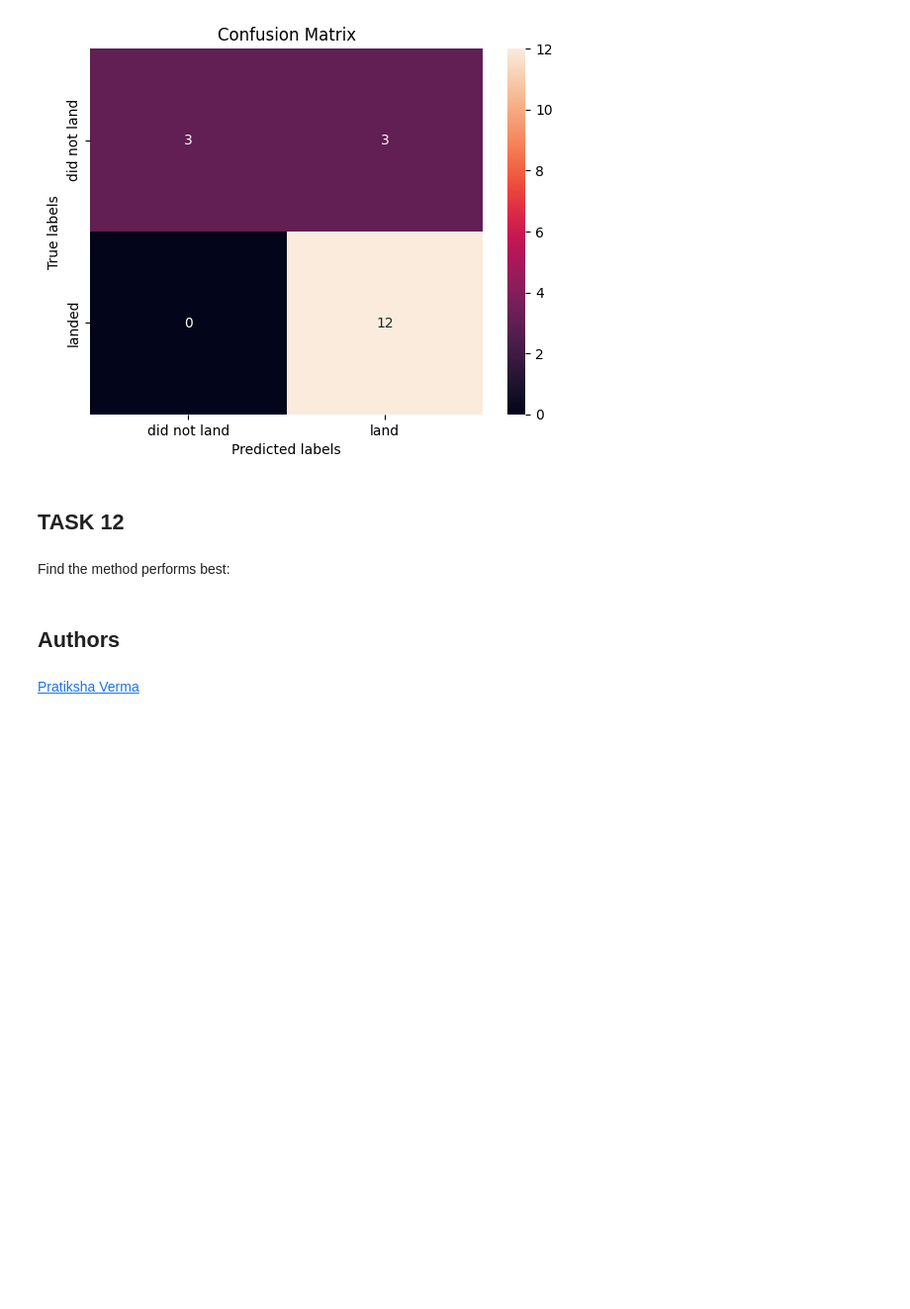
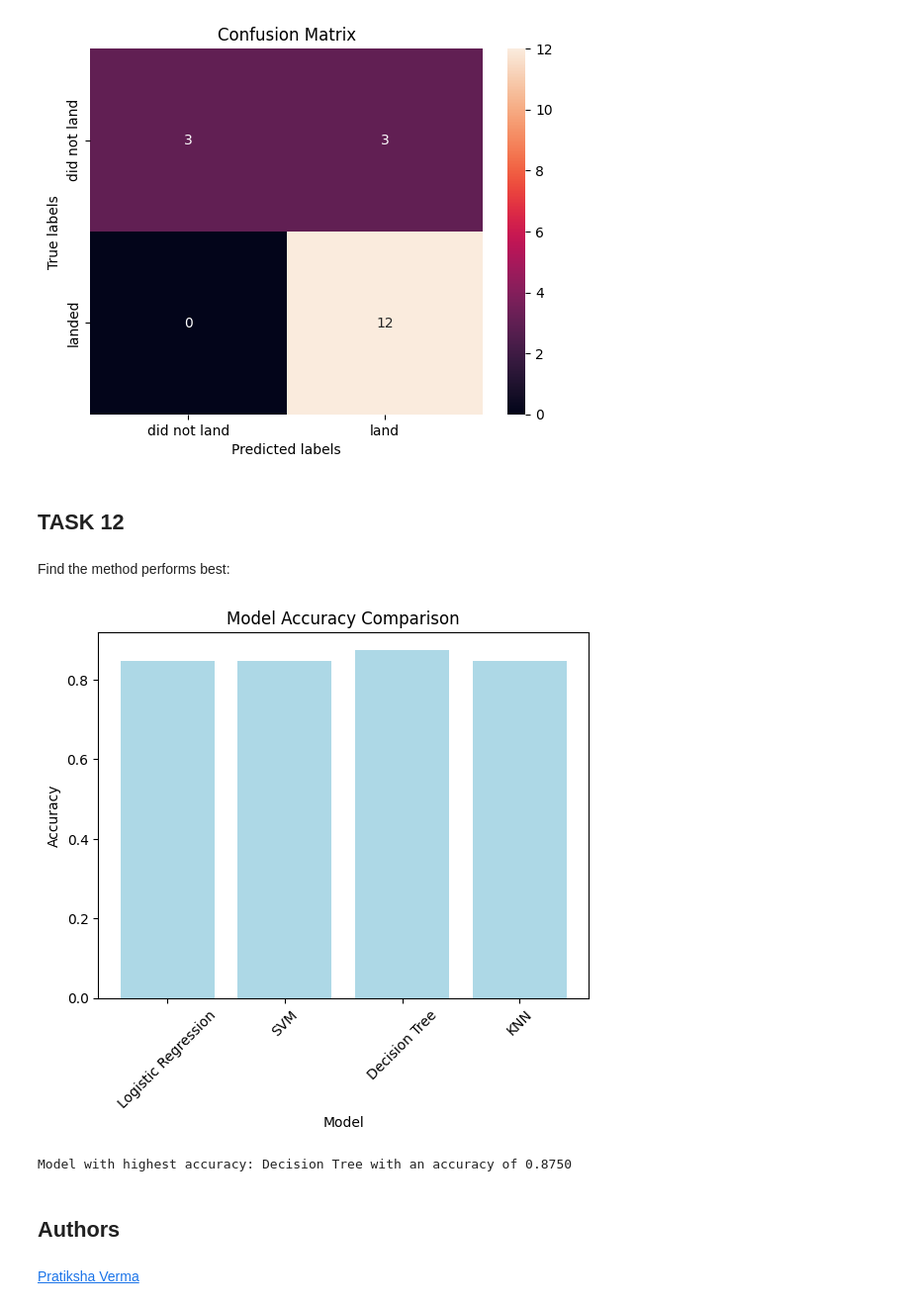
Before and after one commit to arieg88/IBM-Applied-Data-Science-Capstone, a Jupyter notebook: Learning_Prediction_Part_5_v1.ipynb, the cells around one changed output. Shown: that part at 99% size. Cells and saved outputs as stored; diff of their text form; code cells hidden in the pictures; blank space fills up the shorter version.

```diff
--- a/Learning_Prediction_Part_5_v1.ipynb
+++ b/Learning_Prediction_Part_5_v1.ipynb
@@ -374,6 +376,27 @@ plot_confusion_matrix(Y_test,yhat)
 ## TASK  12
 # %% [markdown]
 Find the method performs best:
+# %%
+models = [logreg_cv, svm_cv, tree_cv, knn_cv]
+model_names = ['Logistic Regression', 'SVM', 'Decision Tree', 'KNN']
+
+# Extract accuracy scores
+accuracies = [model.best_score_ for model in models]
+
+# Plot bar chart
+plt.bar(model_names, accuracies, color='lightblue')
+plt.xlabel('Model')
+plt.ylabel('Accuracy')
+plt.title('Model Accuracy Comparison')
+plt.xticks(rotation=45)
+plt.show()
+
+# Find the model with the highest accuracy
+best_model_index = accuracies.index(max(accuracies))
+print(f"Model with highest accuracy: {model_names[best_model_index]} with an accuracy of {accuracies[best_model_index]:.4f}")
+# %% [output]
+[figure, added]
+Model with highest accuracy: Decision Tree with an accuracy of 0.8750
 # %% [markdown]
 ## Authors
 # %% [markdown]
```
Also changed, not shown: parts of 5 cells of this notebook.
